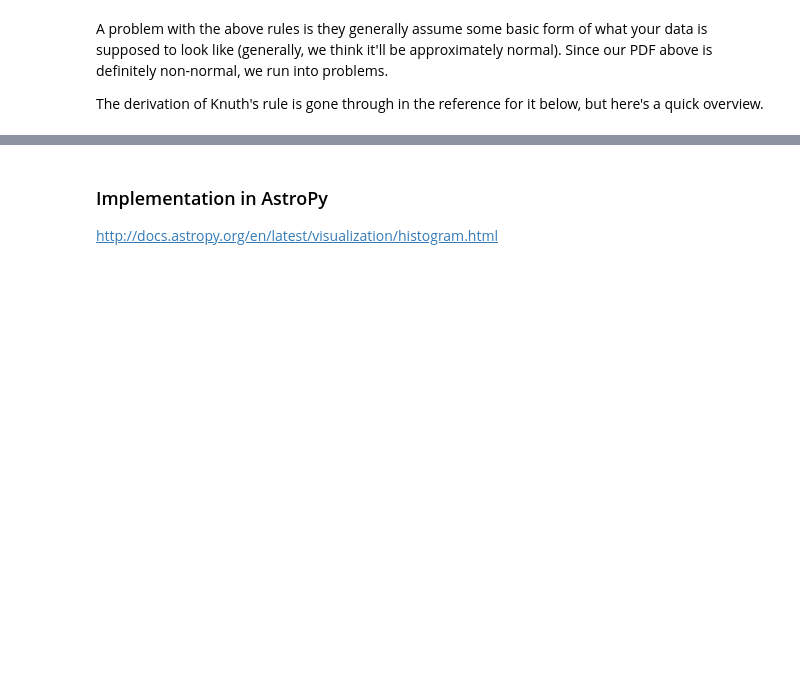
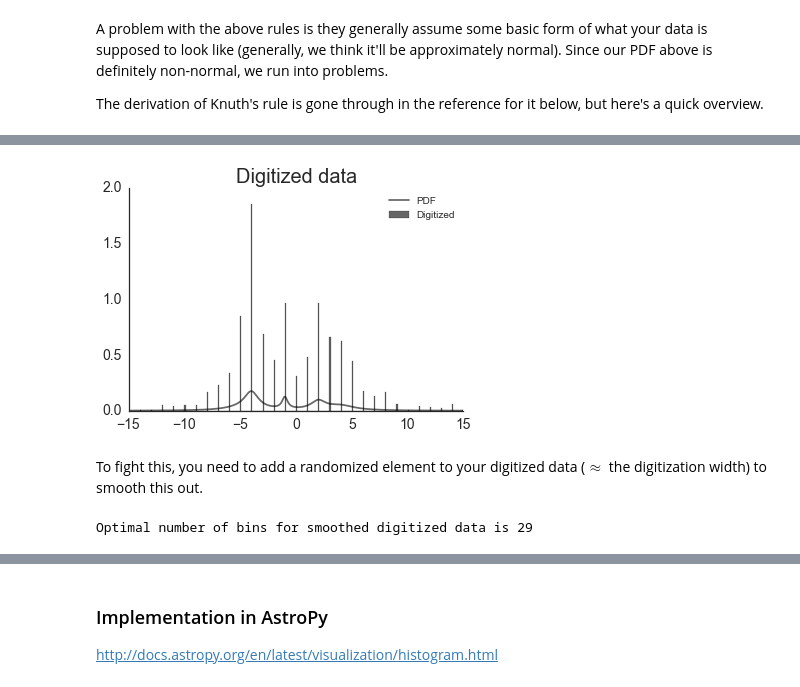
Before and after one commit to anzelpwj/Stats-week, a Jupyter notebook: Bayesian_blocks.ipynb, the cells around one changed output, grey strips where cells are left out. Cells and saved outputs as stored; diff of their text form; code cells hidden in the pictures; blank space fills up the shorter version.

```diff
--- a/Bayesian_blocks.ipynb
+++ b/Bayesian_blocks.ipynb
@@ -207,0 +262,18 @@ $$ \sigma_k = \left( \frac{M}{V}\right)^2 \frac{(n_k + \frac{1}{2})(N - n_k + \f
+# %%
+plt.hist(X_vals_rd, bins=optval_Knuth_rd, normed=True, color='k', alpha=0.6, label="Digitized")
+plt.plot(X_sample, sample_dist, color='k', alpha=0.6, label='PDF')
+plt.title("Digitized data", fontsize=20)
+plt.legend()
+plt.tick_params(labelsize=14)
+sns.despine()
+# %% [output]
+[figure, added]
+# %% [markdown]
+To fight this, you need to add a randomized element to your digitized data ($\approx$ the digitization width) to smooth this out.
+# %%
+rd.seed(425)
+X_vals2 = X_vals_rd + (rd.rand(X_vals.size) -0.5)
+optval_Knuth_sm = optBINS(X_vals2, 300)
+print('Optimal number of bins for smoothed digitized data is %d' % optval_Knuth_sm)
+# %% [output]
+Optimal number of bins for smoothed digitized data is 29
```
Also changed, not shown: parts of 24 cells of this notebook, 2 other files.
